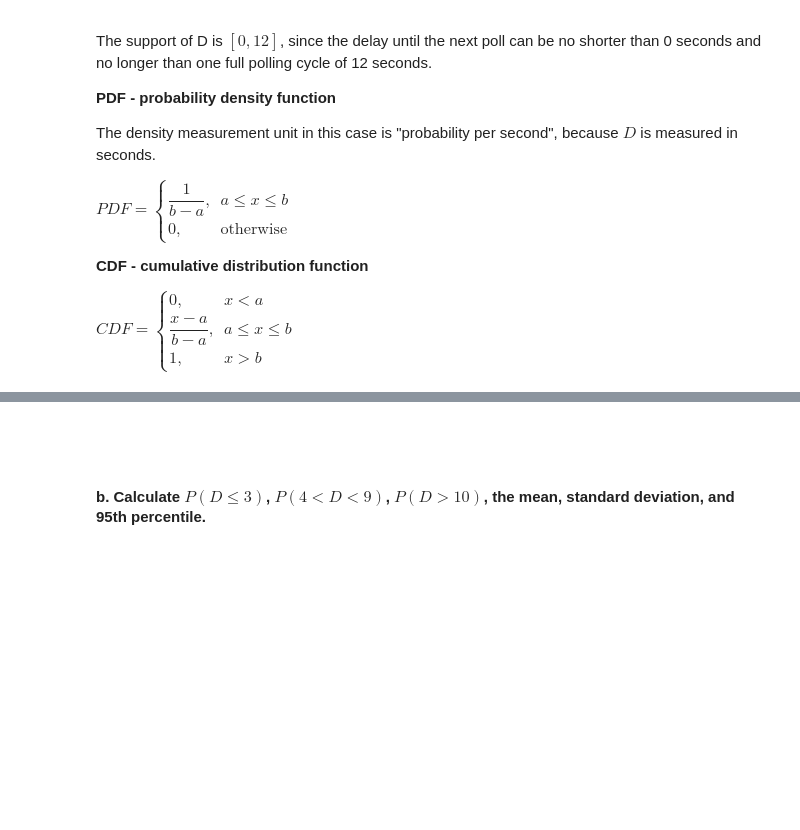
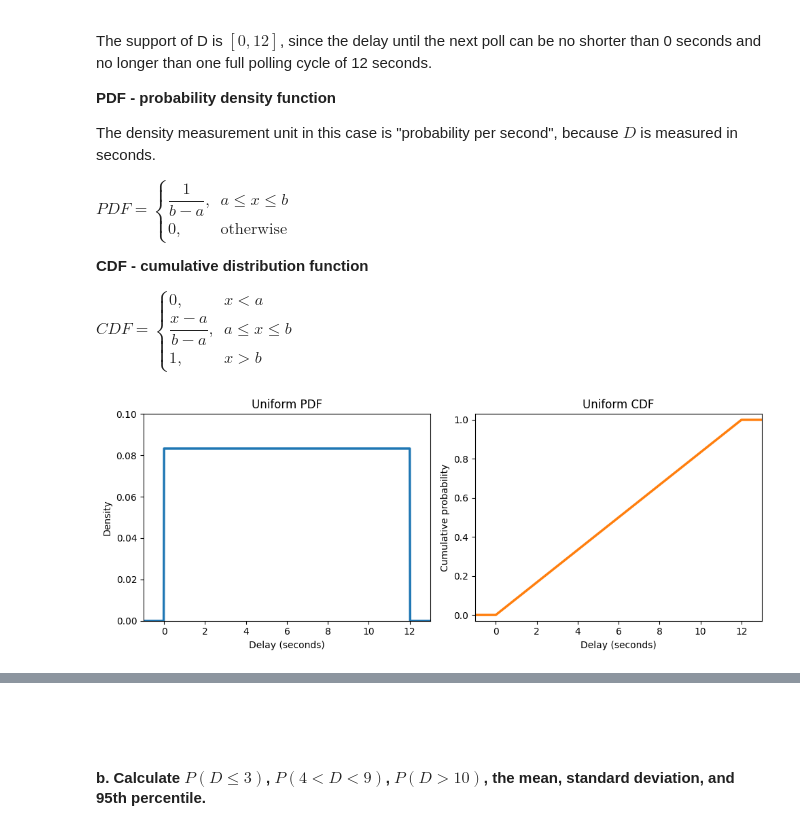
Before and after one commit to Dogmeat2000/sta1, a Jupyter notebook: assignment2/assignment2.ipynb, the cells around one changed output, grey strips where cells are left out. Drawn from its saved outputs; the diff is of its cells as text; code cells hidden in the pictures; blank space fills up the shorter version.

Commit message:
Restore part 3 uniform, part 4 and part 5 lost in merge

```diff
--- a/assignment2/assignment2.ipynb
+++ b/assignment2/assignment2.ipynb
@@ -600,4 +600,18 @@ $PDF = \begin{cases} \dfrac{1}{b-a}, & a \le x \le b \\ 0, & \text{otherwise} \e
 
 $CDF = \begin{cases} 0, & x < a \\ \dfrac{x-a}{b-a}, & a \le x \le b \\ 1, & x > b \end{cases}$
 # %%
-# TODO: Katrine
+# Katrine
+loc = 0 # start point
+scale = 12 # the width of the support from 0/start point to 12
+D = uniform(loc=loc, scale=scale-loc) # D = delay until next poll
+
+d = np.linspace(-1, 13, 700)
+fig, axes = plt.subplots(1, 2, figsize=(10, 4))
+axes[0].plot(d, D.pdf(d), color="C0", linewidth=2.5)
+axes[0].set(title="Uniform PDF", xlabel="Delay in seconds", ylabel="Density", xlim=(-1, 13), ylim=(0, 0.10))
+axes[1].plot(d, D.cdf(d), color="C1", linewidth=2.5)
+axes[1].set(title="Uniform CDF", xlabel="Delay in seconds", ylabel="Cumulative probability", xlim=(-1, 13), ylim=(-0.03, 1.03))
+plt.tight_layout()
+plt.show()
+# %% [output]
+[figure, added]
```
Also changed, not shown: parts of 25 cells of this notebook.
